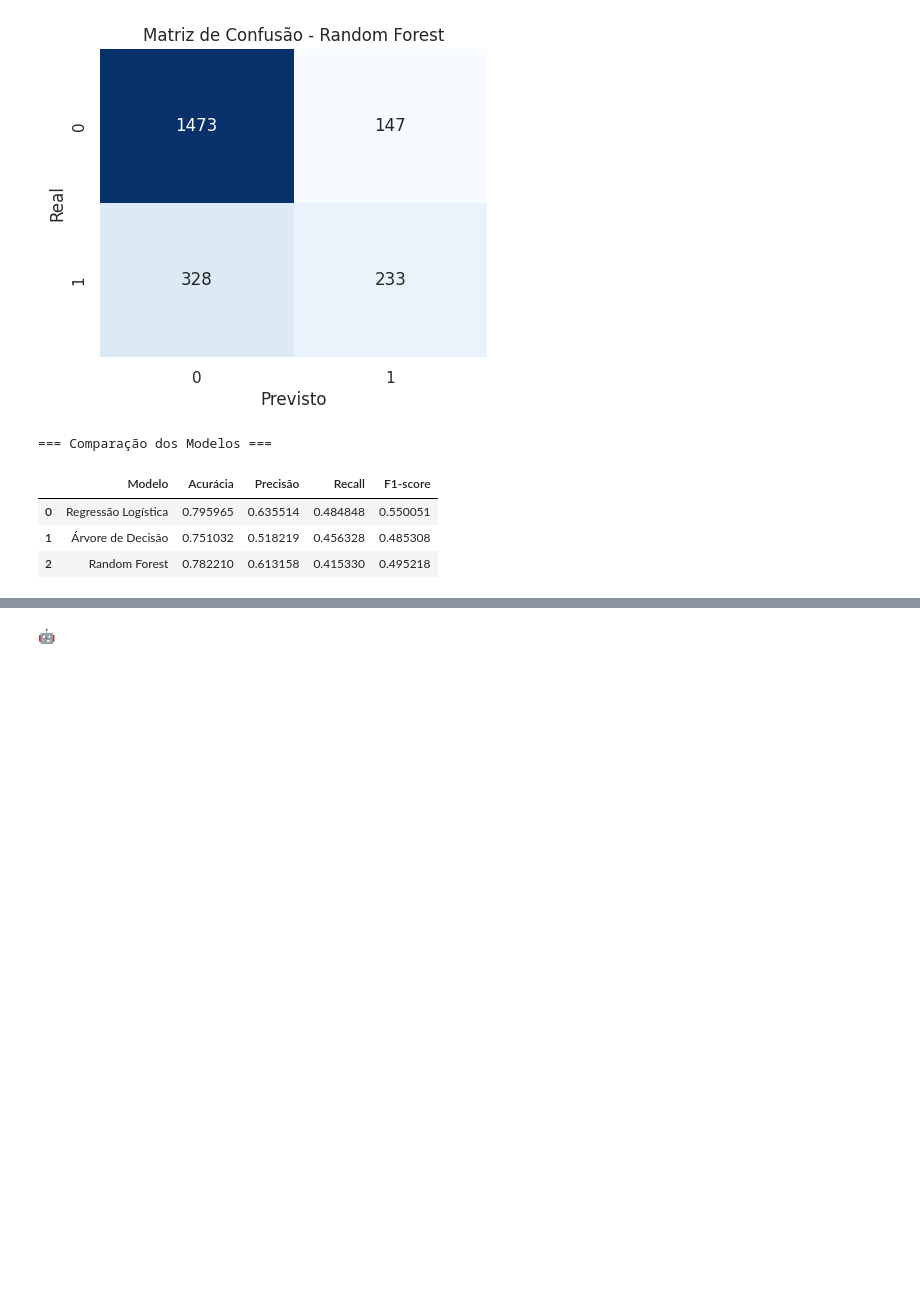
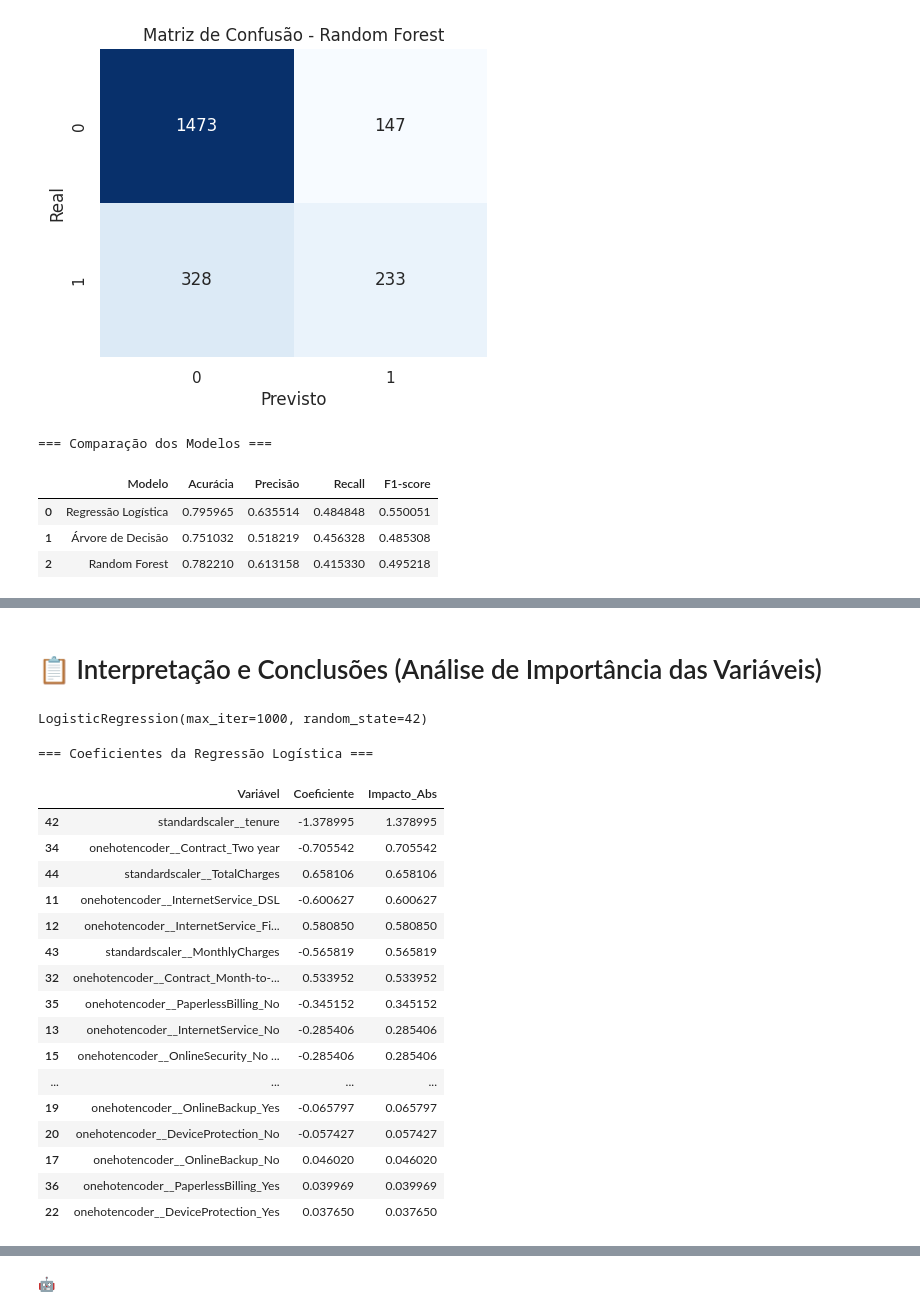
Before and after one commit to SergioCarmo-ro/TelecomX_BR_Parte_II, a Jupyter notebook: TelecomX_BR_Parte_II.ipynb, the cells around one changed output, grey strips where cells are left out. Drawn from its saved outputs; the diff is of its cells as text; code cells hidden in the pictures; blank space fills up the shorter version.

```diff
--- a/TelecomX_BR_Parte_II.ipynb
+++ b/TelecomX_BR_Parte_II.ipynb
@@ -761,0 +850,2 @@ display(df_resultados)
+# %% [markdown]
+# 📋  Interpretação e Conclusões (Análise de Importância das Variáveis)
@@ -761,0 +879,6 @@ display(df_resultados)
+# %%
+# ------------------ TREINAR MODELO ------------------
+log_model = LogisticRegression(max_iter=1000, random_state=42)
+log_model.fit(X_train_processed, y_train)
+# %% [output]
+LogisticRegression(max_iter=1000, random_state=42)
@@ -761,0 +895,26 @@ display(df_resultados)
+# %%
+# Ordenar pelo impacto absoluto
+coeficientes["Impacto_Abs"] = coeficientes["Coeficiente"].abs()
+coeficientes = coeficientes.sort_values(by="Impacto_Abs", ascending=False)
+
+print("=== Coeficientes da Regressão Logística ===")
+display(coeficientes)
+# %% [output]
+=== Coeficientes da Regressão Logística ===
+|  | Variável | Coeficiente | Impacto_Abs |
+| 42 | standardscaler__tenure | -1.378995 | 1.378995 |
+| 34 | onehotencoder__Contract_Two year | -0.705542 | 0.705542 |
+| 44 | standardscaler__TotalCharges | 0.658106 | 0.658106 |
+| 11 | onehotencoder__InternetService_DSL | -0.600627 | 0.600627 |
+| 12 | onehotencoder__InternetService_Fi... | 0.580850 | 0.580850 |
+| 43 | standardscaler__MonthlyCharges | -0.565819 | 0.565819 |
+| 32 | onehotencoder__Contract_Month-to-... | 0.533952 | 0.533952 |
+| 35 | onehotencoder__PaperlessBilling_No | -0.345152 | 0.345152 |
+| 13 | onehotencoder__InternetService_No | -0.285406 | 0.285406 |
+| 15 | onehotencoder__OnlineSecurity_No ... | -0.285406 | 0.285406 |
+| ... | ... | ... | ... |
+| 19 | onehotencoder__OnlineBackup_Yes | -0.065797 | 0.065797 |
+| 20 | onehotencoder__DeviceProtection_No | -0.057427 | 0.057427 |
+| 17 | onehotencoder__OnlineBackup_No | 0.046020 | 0.046020 |
+| 36 | onehotencoder__PaperlessBilling_Yes | 0.039969 | 0.039969 |
+| 22 | onehotencoder__DeviceProtection_Yes | 0.037650 | 0.037650 |
```
Also changed, not shown: parts of 20 cells of this notebook.
